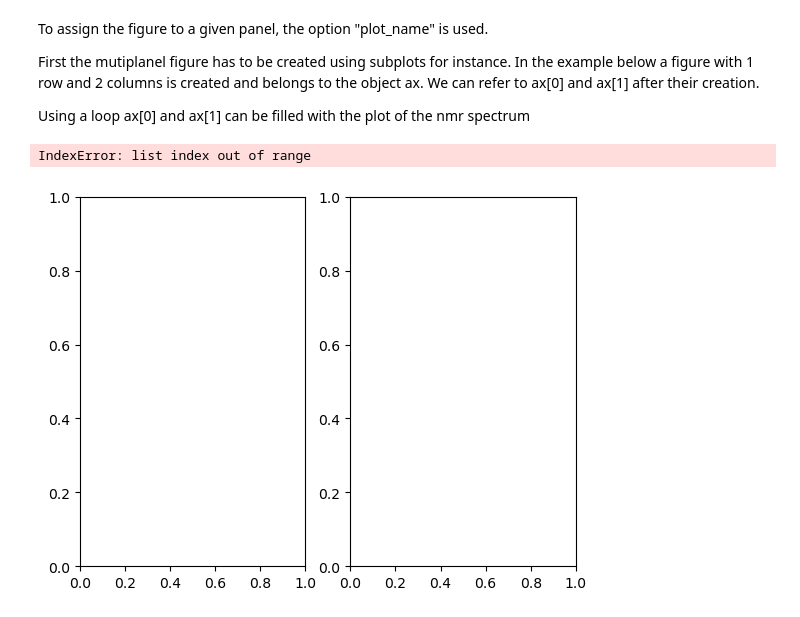
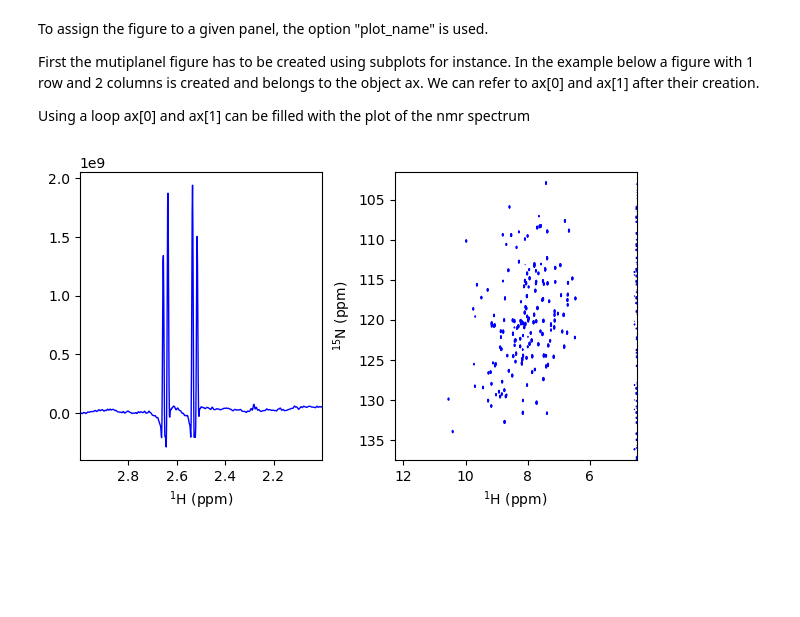
Before and after one commit to NMRTeamTBI/nmrToolsLab, a Jupyter notebook: example/plot/example_plot.ipynb, the cells around one changed output. Drawn from its saved outputs; the diff is of its cells as text; code cells hidden in the pictures; blank space fills up the shorter version.

```diff
--- a/example/plot/example_plot.ipynb
+++ b/example/plot/example_plot.ipynb
@@ -29,9 +29,9 @@ Information regarding the plot and spectra
 # %%
 data_path = '.'
 dataset = 'data'
-expno_1D = '1004'
-expno_2D = '1005'
-procno = '1'
+expno_1D = 1004
+expno_2D = 1005
+procno = 1
 # %% [markdown]
 Load the NMR data for a 1D spectrum
 # %%
@@ -112,13 +112,22 @@ plt.show()
 # %%
 fig, ax = plt.subplots(1, 1)
 
-for i, (data, color, low_ct) in enumerate([
-    (expno_2D, 'b', 1e8),
-    (expno_2D, 'r', 4e8)
+for i, (path, folder, expno, procno, color, low_ct) in enumerate([
+    (data_path, dataset, expno_2D, procno, 'b', 1e8),
+    (data_path, dataset, expno_2D, procno, 'r', 4e8)
     ]):
+
+    # Load NMR data
+    data, udic = plot_nmr_spectra.read_topspin_data(
+            path,
+            folder,
+            str(expno),
+            procno)
+
+    # Plot NMR data
     plot_nmr_spectra.plot_nmr_spectra(
-                data_2D,
-                udic_2D,
+                data,
+                udic,
                 lowest_contour = low_ct,
                 contour_factor = 1.3,
                 n_contour = 20,
@@ -138,27 +147,36 @@ First the mutiplanel figure has to be created using subplots for instance. In th
 
 Using a loop ax[0] and ax[1] can be filled with the plot of the nmr spectrum
 # %%
+
 n_row = 1
 n_col = 2
 
 fig, ax = plt.subplots(n_row, n_col)
 
-for k, (data, spec_lim) in enumerate([
-    (expno_1D,[[3,2]]),
-    (expno_2D,None)
+for k, (path, folder, expno, procno, spec_lim) in enumerate([
+    (data_path, dataset, expno_1D, procno,[[3,2]]),
+    (data_path, dataset, expno_2D, procno,None)
     ]):
+
+    # Load NMR data
+    data, udic = plot_nmr_spectra.read_topspin_data(
+            path,
+            folder,
+            expno,
+            procno)
+
     plot_nmr_spectra.plot_nmr_spectra(
-                data_2D,
-                udic_2D,
+                data,
+                udic,
                 lowest_contour = 9e8,
                 contour_factor = 1.3,
                 n_contour = 20,
                 linewitdh_plot = 1,
                 spec_lim=spec_lim,
                 plot_color= 'blue',
                 plot_name = ax[k]
                 )
 plt.subplots_adjust(left=0.1, right=0.97, top=0.9, bottom=0.3,wspace=0.3)
+plt.show()
 # %% [output]
-IndexError: list index out of range
-[figure, old version]
+[figure, new version]
```
Also changed, not shown: parts of 2 cells of this notebook, 2 other files.
